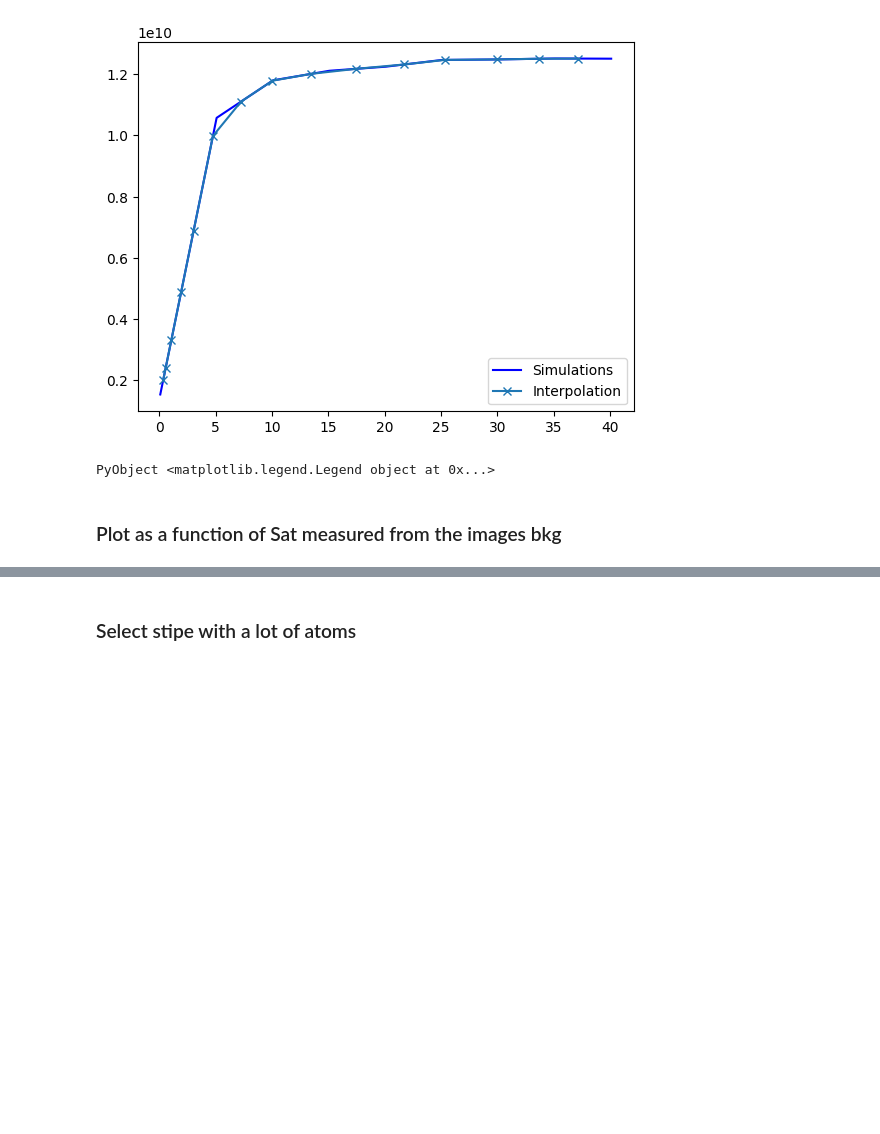
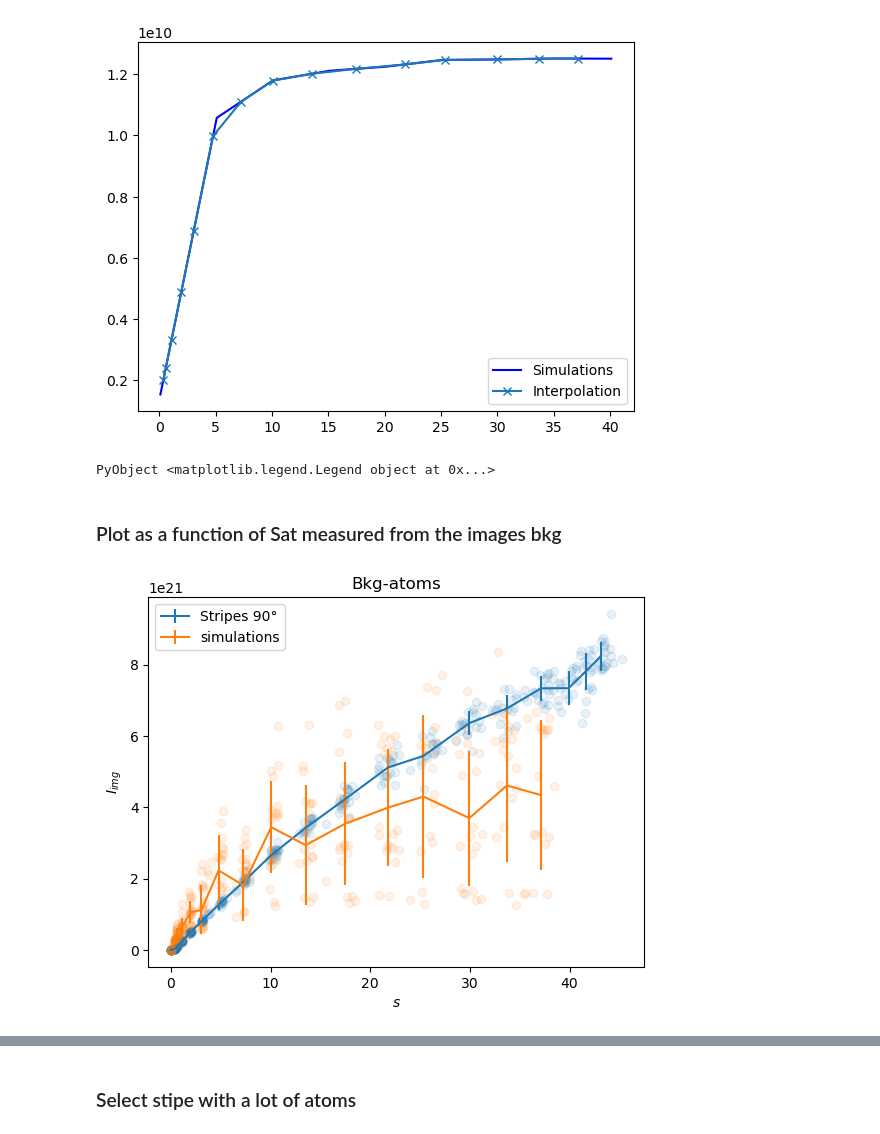
Before and after one commit to DolbeaultRemy/SR_droplets, a Jupyter notebook: Image_analysis/V2/Compare_data_sim_stripe_V2.ipynb, the cells around one changed output, grey strips where cells are left out. Cells and saved outputs as stored; diff of their text form; code cells hidden in the pictures; blank space fills up the shorter version.

```diff
--- a/Image_analysis/V2/Compare_data_sim_stripe_V2.ipynb
+++ b/Image_analysis/V2/Compare_data_sim_stripe_V2.ipynb
@@ -100,32 +100,34 @@ close("all")
 fig = subplots()
 title("Bkg-atoms")
 
 
 # Stripes 90°
 line_stripe_90, = errorbar(factor_sat * Mean_bkg_stripe_90/Isat, Mean_bkg_atoms_stripe_90, yerr=Std_bkg_atoms_stripe_90, label="Stripes 90°")
 
 for i = 1:size(Iatoms_stripe_90)[1]
     for j = 1:size(Iatoms_stripe_90)[2]
         scatter(factor_sat * Ibkg_stripe_90[i, j]/Isat, Ibkg_stripe_90[i, j]-Iatoms_stripe_90[i, j], color=line_stripe_90.get_color(), alpha = 0.1)
     end
 end
 
 
 # # Simulations
 factor_sim_data = (1-0.16) # Amount of light that will not enter in the camera
-line_sim, = errorbar(factor_sat * Mean_bkg_stripe_90[idx_lb:idx_hb]/Isat, reshape(mean(I_sim, dims=2), size(I_sim)[1]), yerr=reshape(std(I_sim, dims=2), size(I_sim)[1]), label="simulations")
+line_sim, = errorbar(factor_sat * Mean_bkg_stripe_90[idx_lb:idx_hb]/Isat, factor_sim_data*reshape(mean(I_sim, dims=2), size(I_sim)[1]), yerr=reshape(factor_sim_data*std(I_sim, dims=2), size(I_sim)[1]), label="simulations")
 
 for i = 1:size(I_sim)[1]
     for j = 1:size(I_sim)[2]
-        scatter(factor_sat * Ibkg_stripe_90[i+idx_lb-1, j]/Isat, I_sim[i, j], color=line_sim.get_color(), alpha = 0.1)
+        scatter(factor_sat * Ibkg_stripe_90[i+idx_lb-1, j]/Isat, factor_sim_data*I_sim[i, j], color=line_sim.get_color(), alpha = 0.1)
     end
 end
 
 
 xlabel(L"s")
 ylabel(L"I_{img}")
 
 legend()
 
 # pygui(true); show();
 pygui(false);
+# %% [output]
+[figure, added]
```
Also changed, not shown: parts of 8 cells of this notebook, 25 other files.
